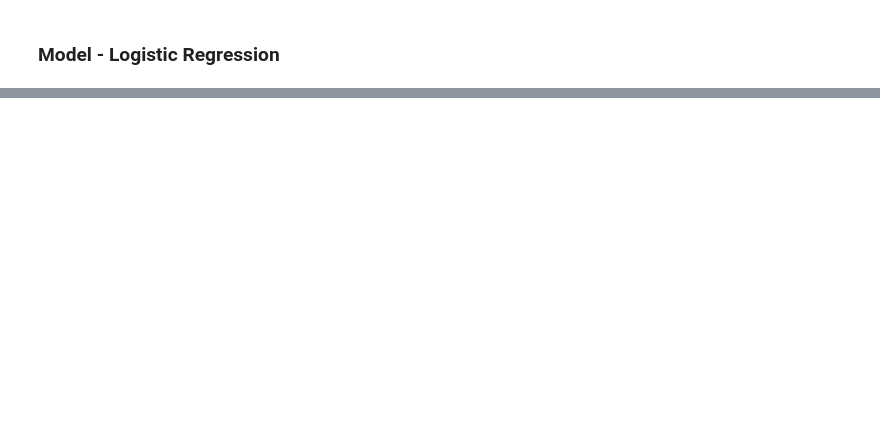
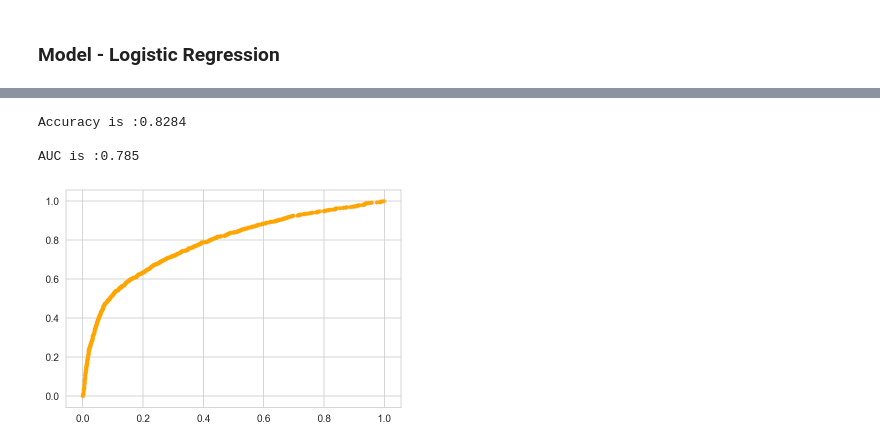
Before and after one commit to tinacliu/mod5_project, a Jupyter notebook: model_logistic.ipynb, the cells around one changed output, grey strips where cells are left out. Drawn from its saved outputs; the diff is of its cells as text; code cells hidden in the pictures; blank space fills up the shorter version.

```diff
--- a/model_logistic.ipynb
+++ b/model_logistic.ipynb
@@ -129,0 +124,35 @@ pd.crosstab(y_test, preds, rownames=['True'], colnames=['Predicted'], margins=Tr
+# %%
+
+df2.drop(columns=['pay_0','pay_2', 'pay_3', 'pay_4','pay_5','pay_6'], inplace=True)
+df2.drop(columns=['pay_amt1','pay_amt2', 'pay_amt3', 'pay_amt4','pay_amt5'], inplace=True)
+
+arr = []
+for i in range(1,7):
+    arr.append(f'arrears_{i}')
+
+x_feats = ['sex', 'education', 'marriage'] + arr
+# %%
+df2.replace([np.inf, -np.inf], np.nan,inplace=True)
+
+# around 3k to 4k of rows with NaN pay%_ missing as balance was zero for these
+df2.dropna(axis=0, inplace=True)
+# %%
+X2 = pd.get_dummies(df2, columns=x_feats, drop_first=True)
+X2.drop(columns=['default'], inplace=True)
+y2 = df2['default']
+# %%
+X2_train, X2_test, y2_train, y2_test = train_test_split(X2, y2, test_size=0.3, random_state=42)
+
+scaler = MinMaxScaler()
+
+# scale your X
+X2_train_scale = scaler.fit_transform(X2_train)
+X2_test_scale = scaler.transform(X2_test)
+# %%
+# taking the best c from last model as a base
+models.log_reg(X2_train_scale,X2_test_scale,y2_train, y2_test, 0.2,'l1');
+# %% [output]
+Accuracy is :0.8284
+
+AUC is :0.785
+[figure, added]
```
Also changed, not shown: parts of 41 cells of this notebook, 2 other files.
